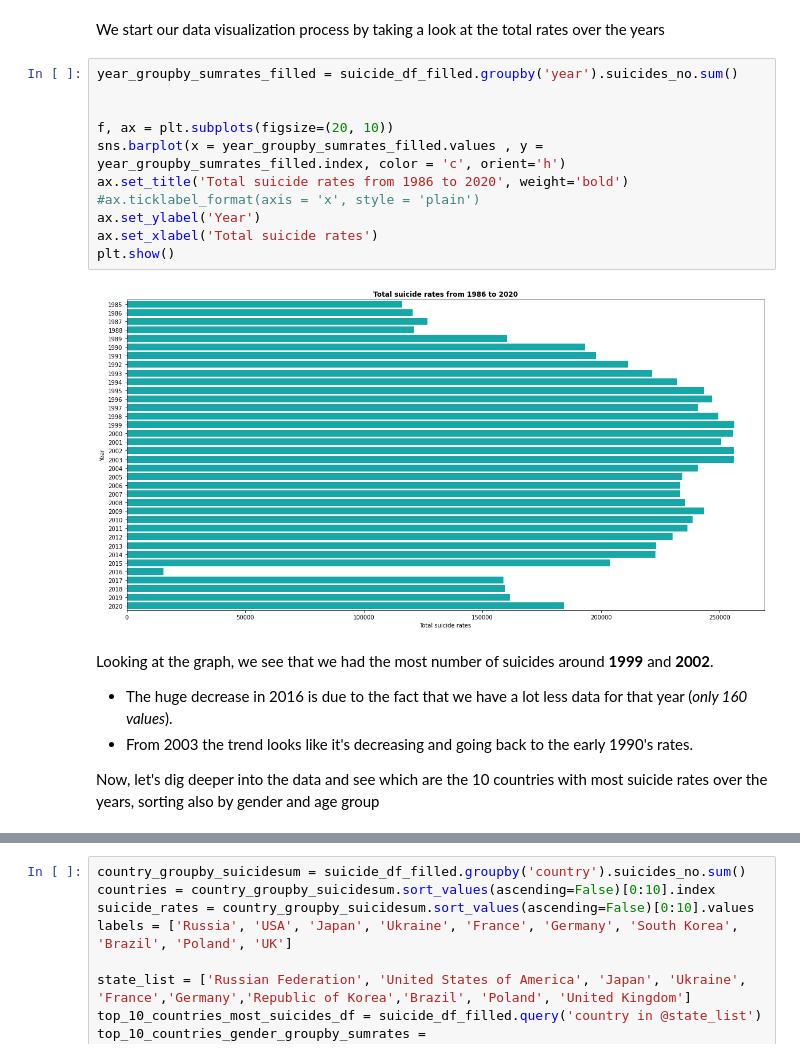
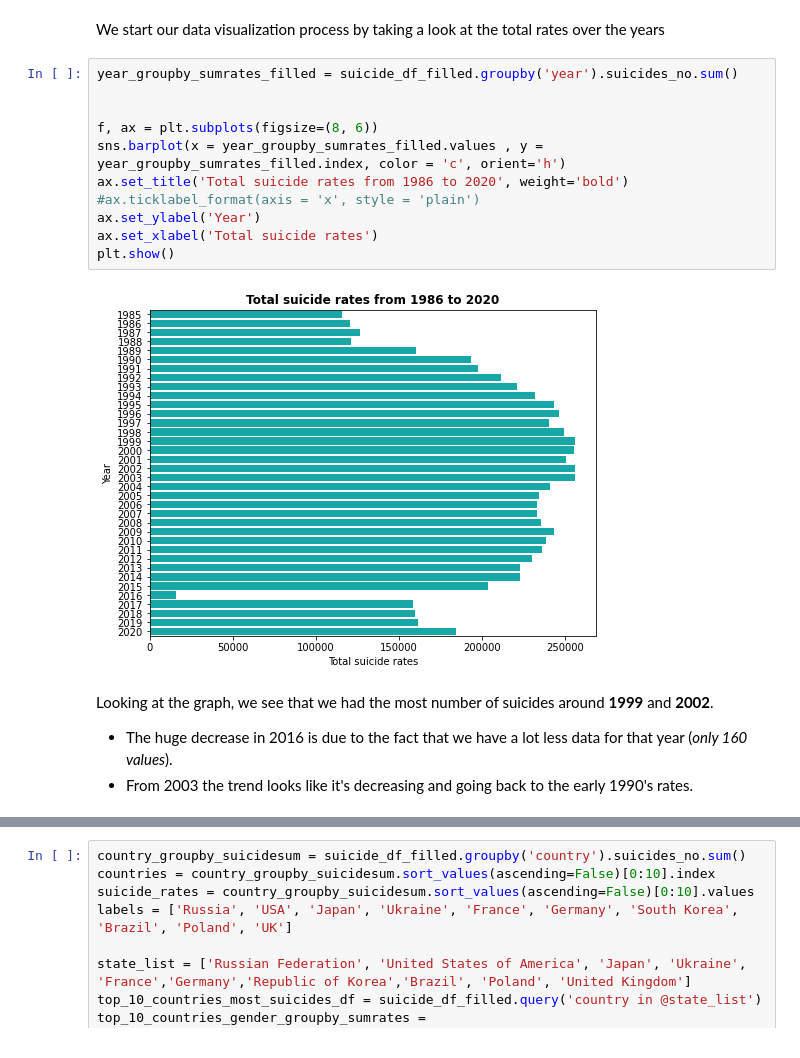
Before and after one commit to marcocolognesi/programming_class_final_project, a Jupyter notebook: final_project.ipynb, the cells around one changed output, grey strips where cells are left out. Cells and saved outputs as stored; diff of their text form.

```diff
--- a/final_project.ipynb
+++ b/final_project.ipynb
@@ -1065,19 +1038,17 @@ We start our data visualization process by taking a look at the total rates over
 # %%
 year_groupby_sumrates_filled = suicide_df_filled.groupby('year').suicides_no.sum()
 
 
-f, ax = plt.subplots(figsize=(20, 10))
+f, ax = plt.subplots(figsize=(8, 6))
 sns.barplot(x = year_groupby_sumrates_filled.values , y = year_groupby_sumrates_filled.index, color = 'c', orient='h')
 ax.set_title('Total suicide rates from 1986 to 2020', weight='bold')
 #ax.ticklabel_format(axis = 'x', style = 'plain')
 ax.set_ylabel('Year')
 ax.set_xlabel('Total suicide rates')
 plt.show()
 # %% [output]
-[figure, old version]
+[figure, new version]
 # %% [markdown]
 Looking at the graph, we see that we had the most number of suicides around **1999** and **2002**.
 * The huge decrease in 2016 is due to the fact that we have a lot less data for that year (*only 160 values*).
 * From 2003 the trend looks like it's decreasing and going back to the early 1990's rates.
-
-Now, let's dig deeper into the data and see which are the 10 countries with most suicide rates over the years, sorting also by gender and age group
```
Also changed, not shown: parts of 21 cells of this notebook.
